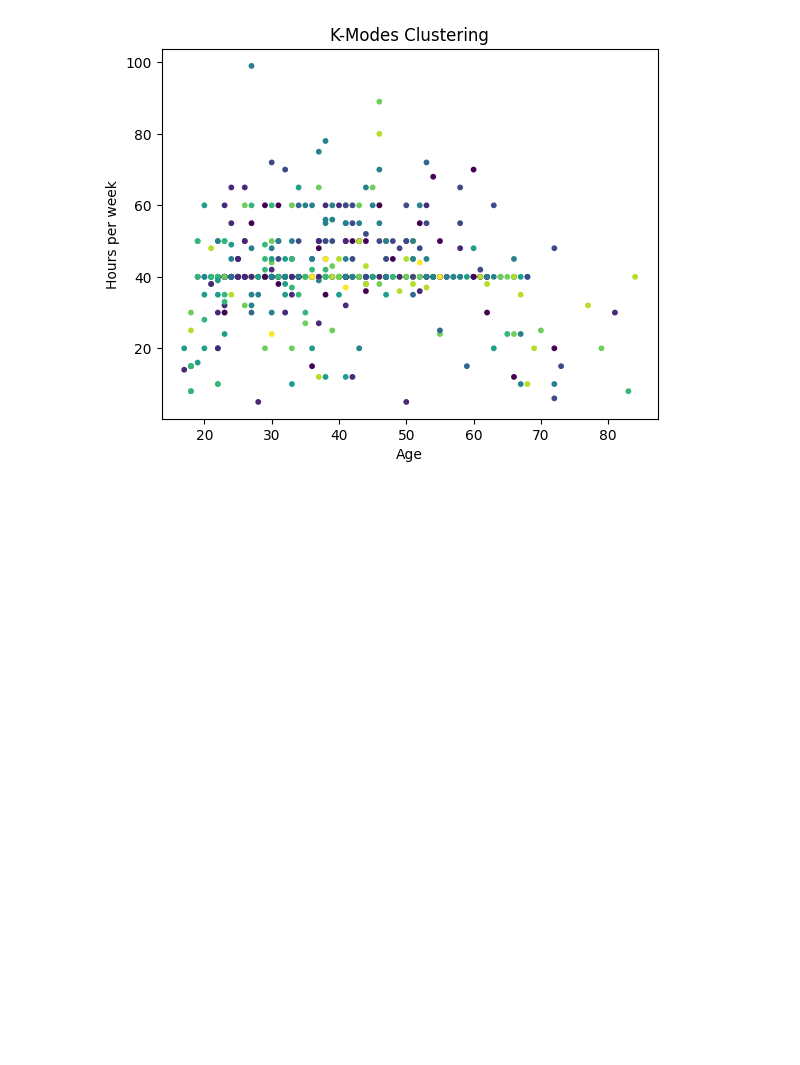
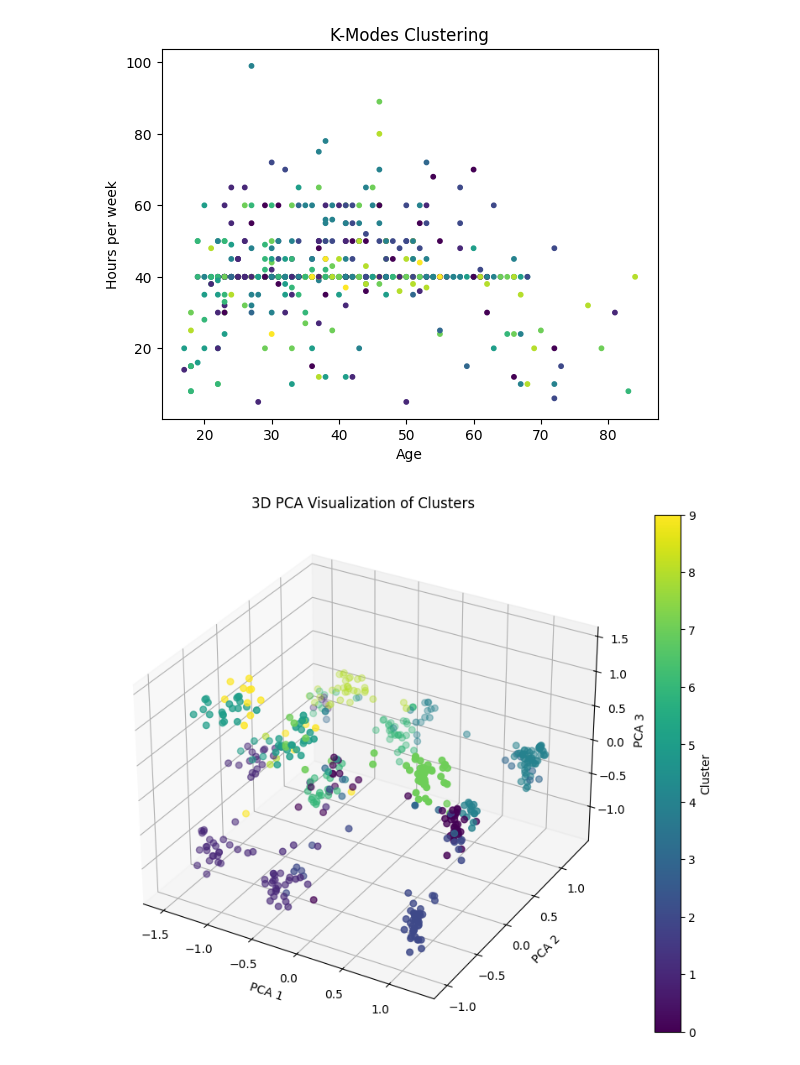
Before and after one commit to taronsci/ML, a Jupyter notebook: Bonus.ipynb, the cells around one changed output. Saved outputs shown, nothing was run; the diff lists cells and outputs as text; code cells hidden in the pictures; blank space fills up the shorter version.

```diff
--- a/Bonus.ipynb
+++ b/Bonus.ipynb
@@ -187,0 +204,22 @@ plt.show()
+# %%
+encoder = OneHotEncoder()
+encoded_data = encoder.fit_transform(subset)
+
+pca = PCA(n_components=3)
+pca_data = pca.fit_transform(encoded_data.toarray())
+
+fig = plt.figure(figsize=(10, 8))
+ax = fig.add_subplot(111, projection='3d')
+
+scatter = ax.scatter(pca_data[:, 0], pca_data[:, 1], pca_data[:, 2], c=y_km, cmap='viridis', s=30)
+
+# Add labels and legend
+ax.set_title("3D PCA Visualization of Clusters")
+ax.set_xlabel("PCA 1")
+ax.set_ylabel("PCA 2")
+ax.set_zlabel("PCA 3")
+fig.colorbar(scatter, ax=ax, label="Cluster")
+
+plt.show()
+# %% [output]
+[figure, added]
```
Also changed, not shown: parts of 5 cells of this notebook.
